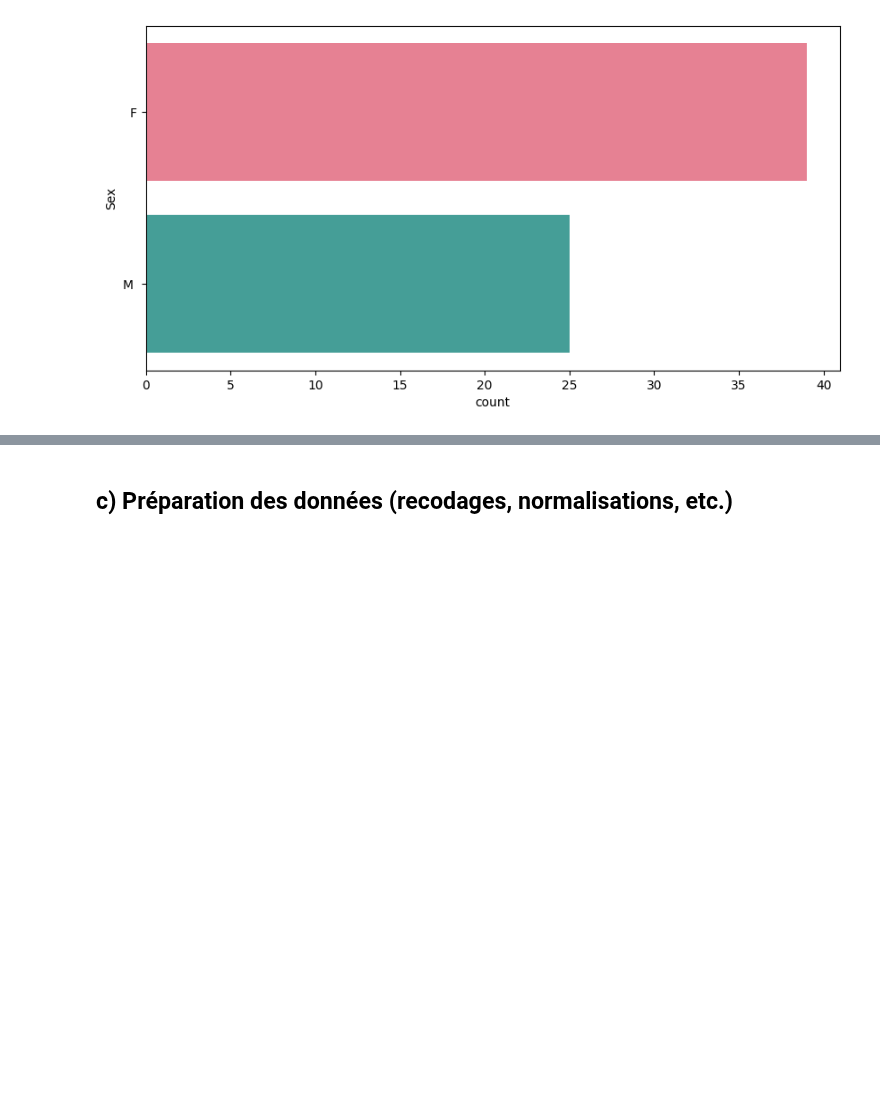
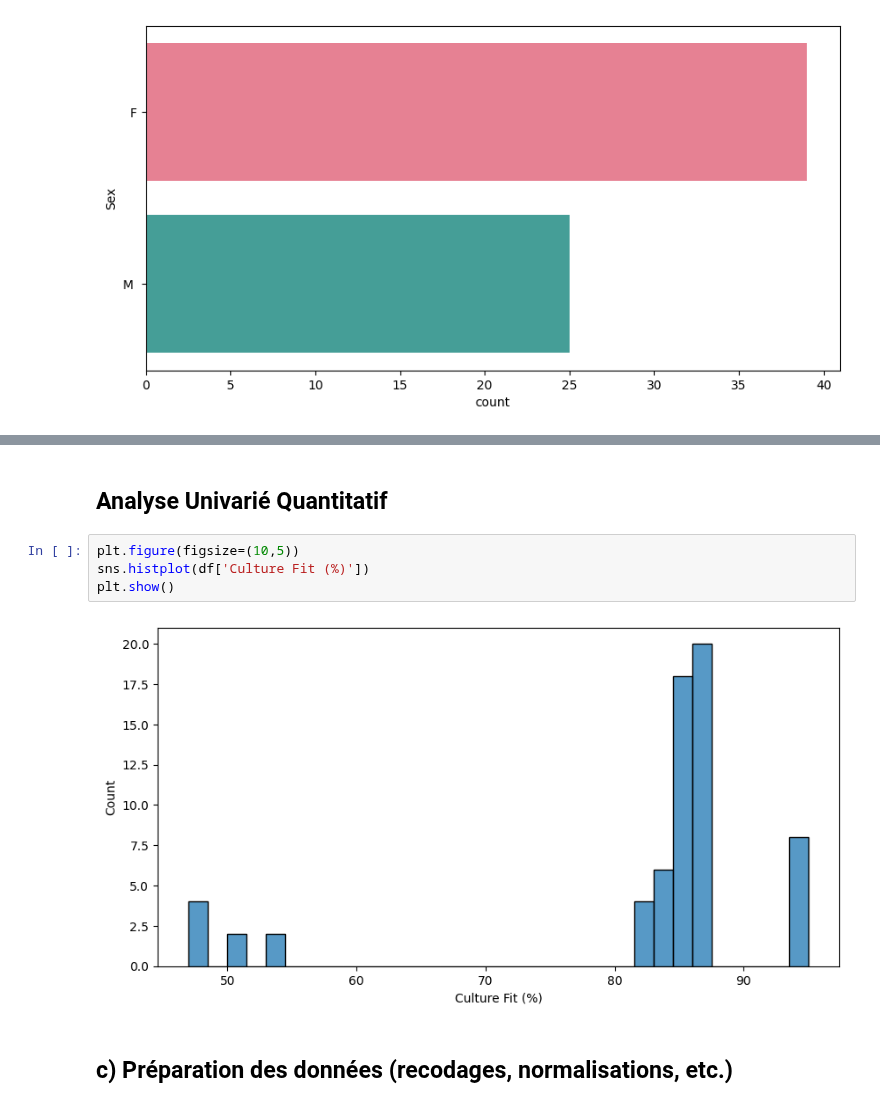
Before and after one commit to melaniedaddio/-Time-Cost-Quality-of-Hire, a Jupyter notebook: script.ipynb, the cells around one changed output, grey strips where cells are left out. Cells and saved outputs as stored; diff of their text form; blank space fills up the shorter version.

```diff
--- a/script.ipynb
+++ b/script.ipynb
@@ -182,3 +202,11 @@ plt.show()
+# %% [markdown]
+## Analyse Univarié Quantitatif
+# %%
+plt.figure(figsize=(10,5))
+sns.histplot(df['Culture Fit (%)'])
+plt.show()
+# %% [output]
+[figure, added]
 # %% [markdown]
 ## c) Préparation des données (recodages, normalisations, etc.)
 # %% [markdown]
```
Also changed, not shown: parts of 5 cells of this notebook.
